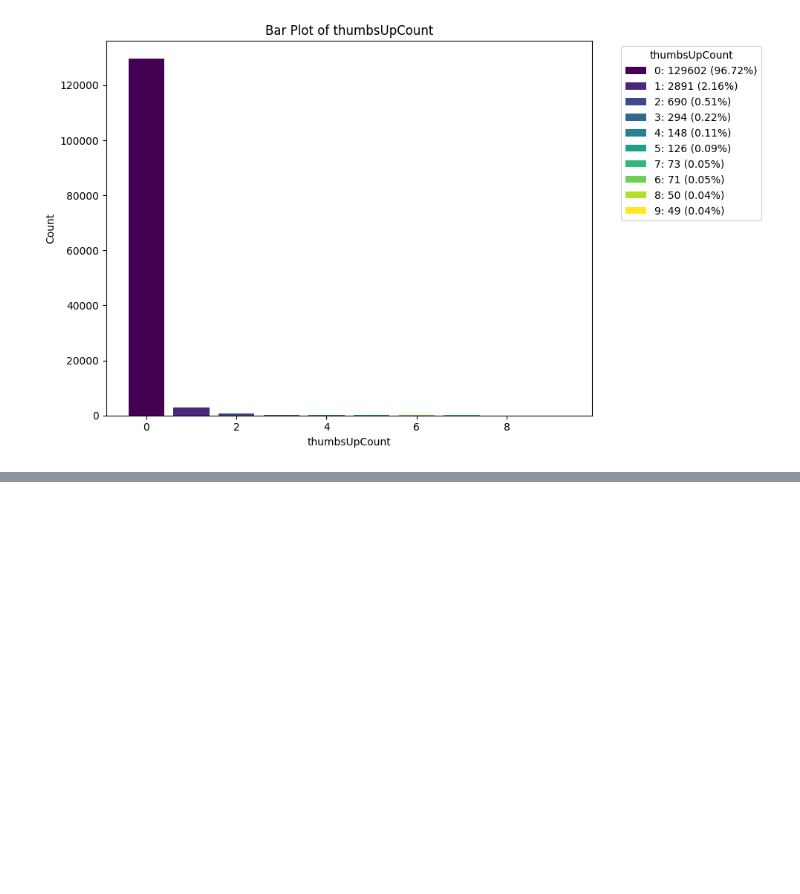
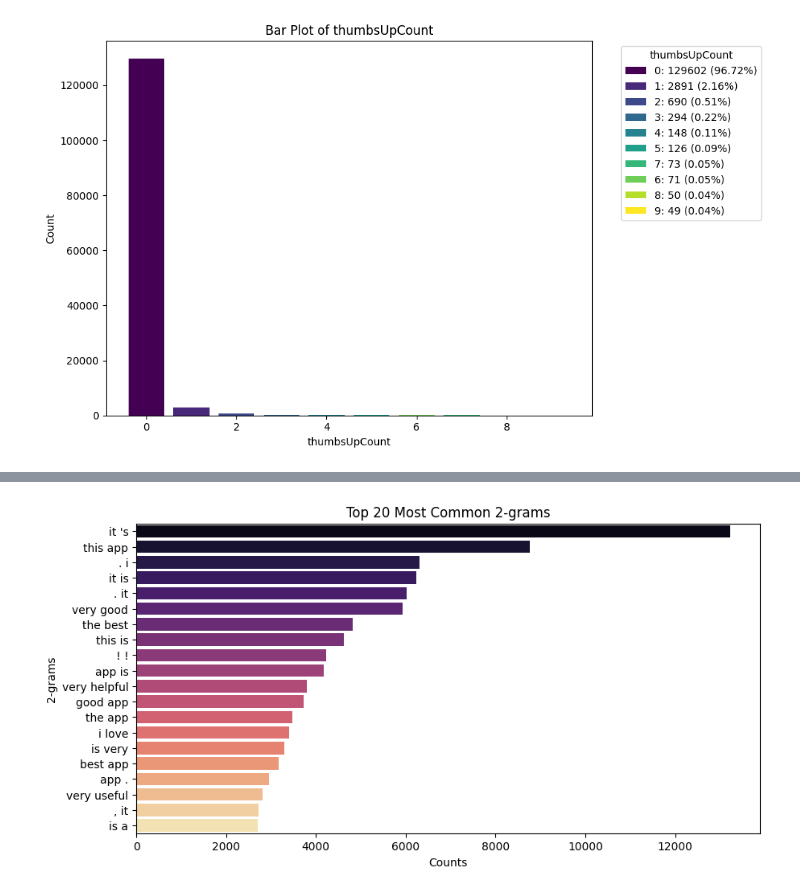
Before and after one commit to Silvano315/NLP-for-ChatGPT-Reviews, a Jupyter notebook: EDA.ipynb, the cells around one changed output, grey strips where cells are left out. Saved outputs shown, nothing was run; the diff lists cells and outputs as text; code cells hidden in the pictures; blank space fills up the shorter version.

```diff
--- a/EDA.ipynb
+++ b/EDA.ipynb
@@ -165,0 +187,9 @@ Passing `palette` without assigning `hue` is deprecated and will be removed in v
+# %%
+# N-gram Analysis
+# Visualizes the most common bi-grams or tri-grams (pairs or triplets of words) in the text data.
+
+# n = 2 for bigrams
+all_text = ' '.join(df_cleaned['content'].dropna())
+plot_top_n_ngrams(all_text, n=2, top_k=20)
+# %% [output]
+[figure, added]
```
Also changed, not shown: parts of 6 cells of this notebook.
